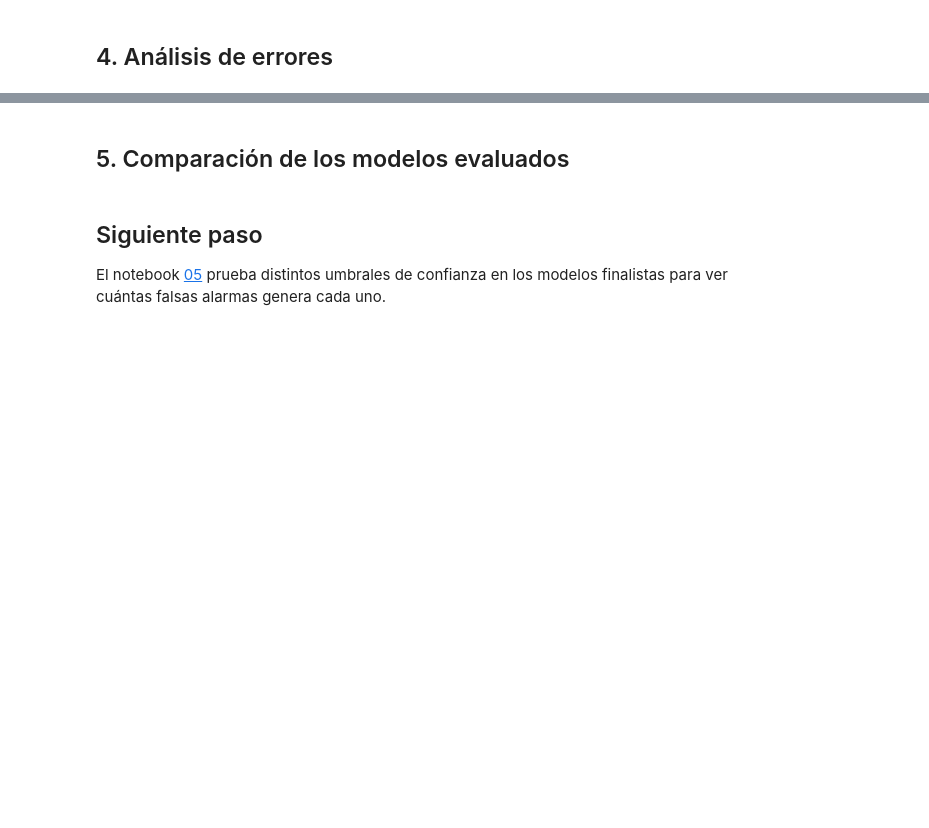
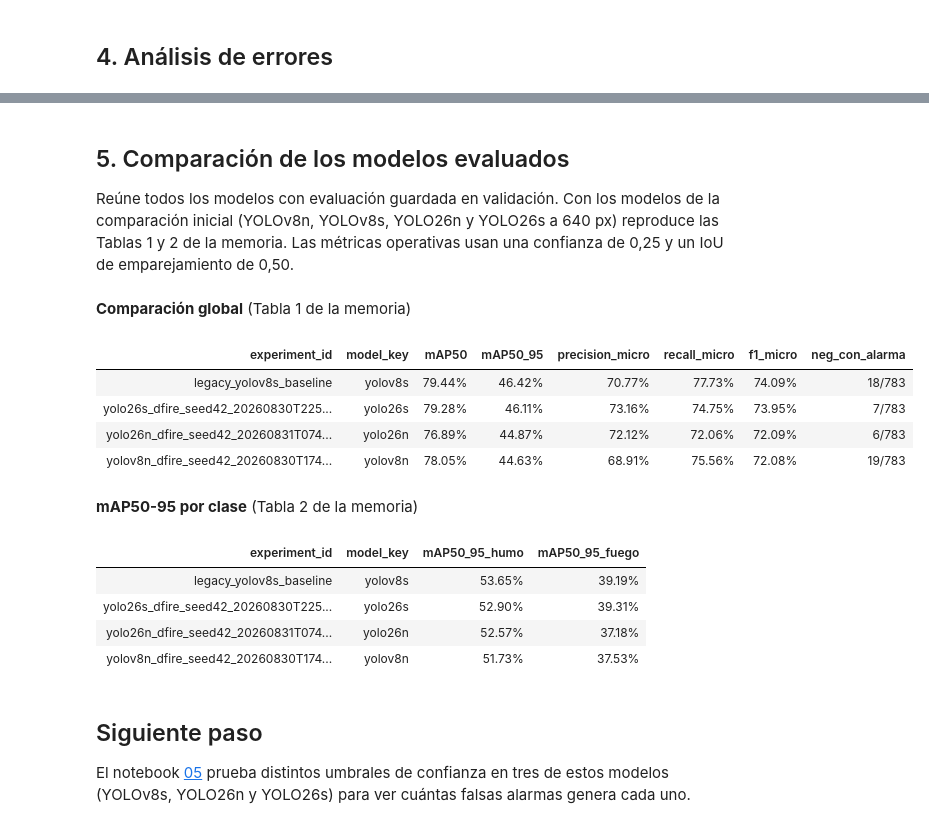
Before and after one commit to Elitron22/vigia_fire_detection, a Jupyter notebook: notebooks/03_DFire_evaluacion_modelos.ipynb, the cells around one changed output, grey strips where cells are left out. Drawn from its saved outputs; the diff is of its cells as text; code cells hidden in the pictures; blank space fills up the shorter version.

```diff
--- a/notebooks/03_DFire_evaluacion_modelos.ipynb
+++ b/notebooks/03_DFire_evaluacion_modelos.ipynb
@@ -65,9 +68,11 @@ import torch
 from IPython.display import Markdown, display, Image as DisplayImage
 from ultralytics import YOLO
 
-PROJECT_ROOT = Path(os.environ.get("TFM_PROJECT_ROOT", "/workspace/TFM"))
-if not PROJECT_ROOT.is_dir():
-    PROJECT_ROOT = Path("C:/Users/elitr/Documents/UPM Data/TFM")
+roots = [Path(os.environ["TFM_PROJECT_ROOT"])] if os.environ.get("TFM_PROJECT_ROOT") else []
+roots += [Path.cwd(), *Path.cwd().parents]
+PROJECT_ROOT = next((p for p in roots if (p / "tfm_pipeline.py").is_file()), None)
+if PROJECT_ROOT is None:
+    raise FileNotFoundError("Abrir el notebook dentro de la carpeta del proyecto o definir TFM_PROJECT_ROOT.")
 if str(PROJECT_ROOT) not in sys.path:
     sys.path.insert(0, str(PROJECT_ROOT))
 
@@ -254,31 +286,81 @@ else:
 # %% [markdown]
 ## 5. Comparación de los modelos evaluados
+
+Reúne todos los modelos con evaluación guardada en validación. Con los modelos
+de la comparación inicial (YOLOv8n, YOLOv8s, YOLO26n y YOLO26s a 640 px)
+reproduce las Tablas 1 y 2 de la memoria. Las métricas operativas usan una
+confianza de 0,25 y un IoU de emparejamiento de 0,50.
 # %%
 comparison_rows = []
+operating_rows = []
 experiments = pipeline.list_experiments(PROJECT_ROOT)
 for row in experiments.to_dict("records"):
     root = Path(row["experiment_root"])
     possible = root / "evaluation" / EVALUATION_SPLIT / "evaluation_summary.json"
     if EVALUATION_SPLIT == "test" and not possible.exists() and row.get("legacy_evaluation_summary"):
         possible = Path(row["legacy_evaluation_summary"])
     if not possible.exists():
         continue
     saved = pipeline.read_json(possible)
     for metric in saved["metrics"]:
         comparison_rows.append({
             "experiment_id": row["experiment_id"],
             "model_key": row["model_key"],
             **metric,
         })
+    error_files = sorted(
+        (root / "evaluation" / EVALUATION_SPLIT / "error_analysis").glob(
+            f"*/{EVALUATION_SPLIT}_error_summary.json"
+        ), reverse=True,
+    )
+    if error_files:
+        errors = pipeline.read_json(error_files[0])
+        micro = next(item for item in errors["box_metrics"] if item["scope"] == "all_micro")
+        alarms = next(item for item in errors["negative_image_alarms"] if item["scope"] == "any")
+        operating_rows.append({
+            "experiment_id": row["experiment_id"],
+            "precision_micro": micro["precision"],
+            "recall_micro": micro["recall"],
+            "f1_micro": micro["f1"],
+            "neg_con_alarma": f"{alarms['negative_images_with_alarm']}/{alarms['negative_images']}",
+        })
 
 comparison = pd.DataFrame(comparison_rows)
 if not comparison.empty:
-    display(comparison.sort_values(["scope", "mAP50_95"], ascending=[True, False]))
+    overall = comparison[comparison["scope"] == "all"][["experiment_id", "model_key", "mAP50", "mAP50_95"]]
+    if operating_rows:
+        overall = overall.merge(pd.DataFrame(operating_rows), on="experiment_id", how="left")
+    display(Markdown("**Comparación global** (Tabla 1 de la memoria)"))
+    display(overall.sort_values("mAP50_95", ascending=False).style.format({
+        "mAP50": "{:.2%}", "mAP50_95": "{:.2%}", "precision_micro": "{:.2%}",
+        "recall_micro": "{:.2%}", "f1_micro": "{:.2%}",
+    }, na_rep="—").hide(axis="index"))
+    by_class = comparison[comparison["scope"].isin(["smoke", "fire"])].pivot_table(
+        index=["experiment_id", "model_key"], columns="scope", values="mAP50_95"
+    ).reset_index().rename(columns={"smoke": "mAP50_95_humo", "fire": "mAP50_95_fuego"})
+    display(Markdown("**mAP50-95 por clase** (Tabla 2 de la memoria)"))
+    display(by_class[["experiment_id", "model_key", "mAP50_95_humo", "mAP50_95_fuego"]]
+            .sort_values("mAP50_95_humo", ascending=False)
+            .style.format({"mAP50_95_humo": "{:.2%}", "mAP50_95_fuego": "{:.2%}"})
+            .hide(axis="index"))
 else:
     print("Aún no hay modelos evaluados para comparar.")
+# %% [output]
+**Comparación global** (Tabla 1 de la memoria)
+| experiment_id | model_key | mAP50 | mAP50_95 | precision_micro | recall_micro | f1_micro | neg_con_alarma |
+| legacy_yolov8s_baseline | yolov8s | 79.44% | 46.42% | 70.77% | 77.73% | 74.09% | 18/783 |
+| yolo26s_dfire_seed42_20260830T225... | yolo26s | 79.28% | 46.11% | 73.16% | 74.75% | 73.95% | 7/783 |
+| yolo26n_dfire_seed42_20260831T074... | yolo26n | 76.89% | 44.87% | 72.12% | 72.06% | 72.09% | 6/783 |
+| yolov8n_dfire_seed42_20260830T174... | yolov8n | 78.05% | 44.63% | 68.91% | 75.56% | 72.08% | 19/783 |
+**mAP50-95 por clase** (Tabla 2 de la memoria)
+| experiment_id | model_key | mAP50_95_humo | mAP50_95_fuego |
+| legacy_yolov8s_baseline | yolov8s | 53.65% | 39.19% |
+| yolo26s_dfire_seed42_20260830T225... | yolo26s | 52.90% | 39.31% |
+| yolo26n_dfire_seed42_20260831T074... | yolo26n | 52.57% | 37.18% |
+| yolov8n_dfire_seed42_20260830T174... | yolov8n | 51.73% | 37.53% |
 # %% [markdown]
 ## Siguiente paso
 
 El notebook [05](05_DFire_barrido_umbrales.ipynb) prueba distintos umbrales de
-confianza en los modelos finalistas para ver cuántas falsas alarmas genera cada
-uno.
+confianza en tres de estos modelos (YOLOv8s, YOLO26n y YOLO26s) para ver
+cuántas falsas alarmas genera cada uno.
```
Also changed, not shown: parts of 7 cells of this notebook, 25 other files.
